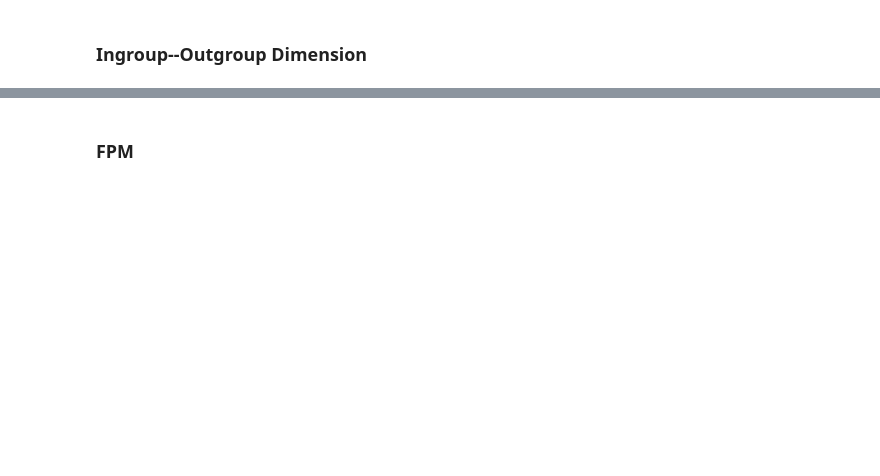
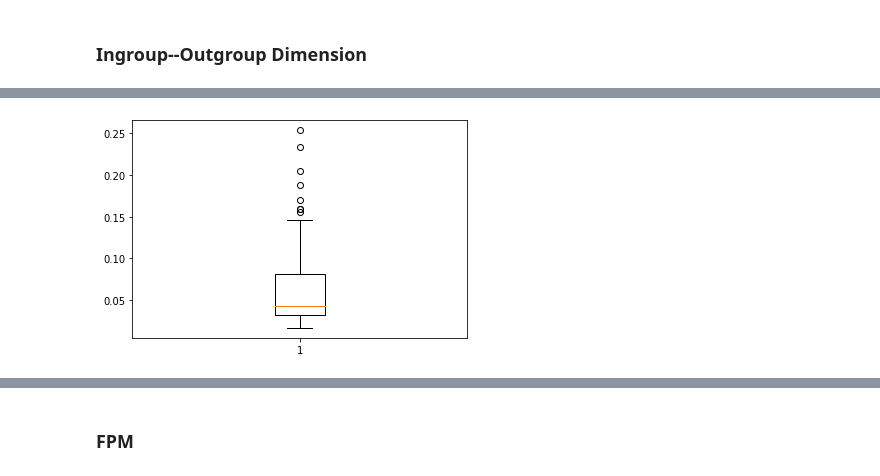
Before and after one commit to mboholm/dw_change, a Jupyter notebook: analysis/replacements/analysis.ipynb, the cells around one changed output, grey strips where cells are left out. Drawn from its saved outputs; the diff is of its cells as text; code cells hidden in the pictures; blank space fills up the shorter version.

```diff
--- a/analysis/replacements/analysis.ipynb
+++ b/analysis/replacements/analysis.ipynb
@@ -47,0 +683,14 @@ sts_iod  = pd.read_csv("/home/max/Results/replacements/results/sts_results.csv",
+# %%
+# Violates non-normality!
+data = data2data(
+    iod_data = kb_iod,
+    lsc_data = kb_lsc,
+#     dwes     = sgns_lsc.index,
+    dwes     = ['V1_berika', 'N1_globalist', 'N1_återvandring', 'N1_förortsgäng'],
+    AB_strat = {"A-Strategy":"top1"},
+    years    = years,
+    methods  = ["I-cnt", "O-cnt", "cnt-ssc", "cnt-smx"],
+    baseline = "first"
+)
+res = OLS(data, "gch", ["cnt-ssc", "fpm_log"], transform_dep=True)
+res.summary()
@@ -47,0 +734,5 @@ sts_iod  = pd.read_csv("/home/max/Results/replacements/results/sts_results.csv",
+# %%
+plt.boxplot(data["gch"].dropna())
+plt.show()
+# %% [output]
+[figure, added]
```
Also changed, not shown: parts of 373 cells of this notebook, 4 other files.
